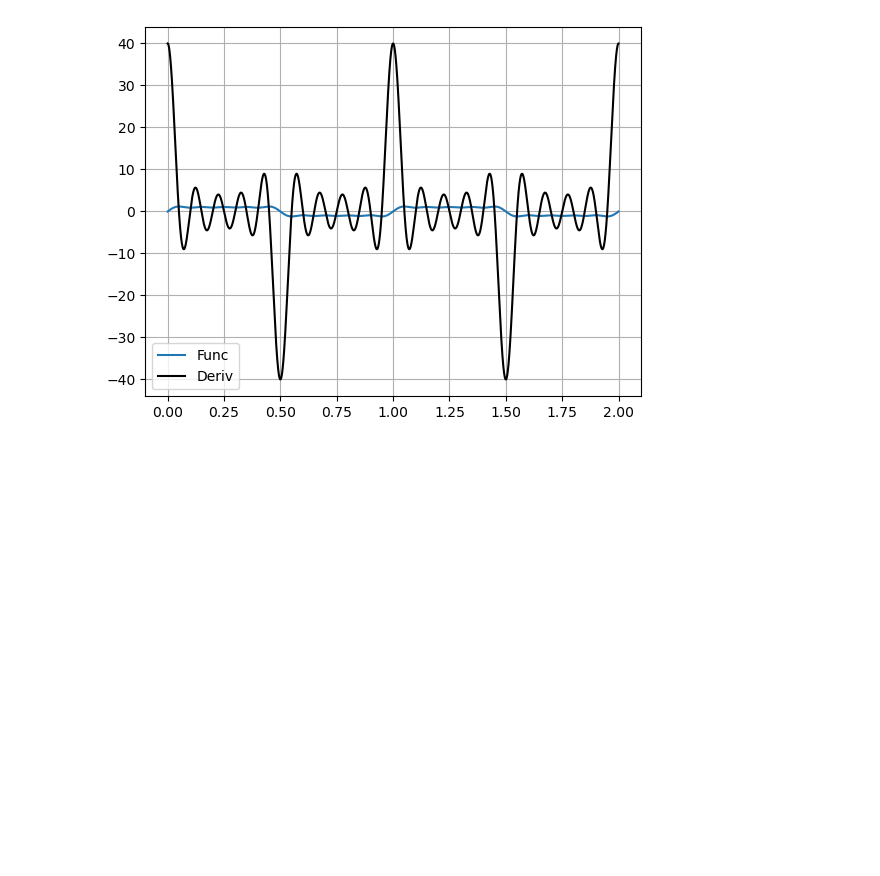
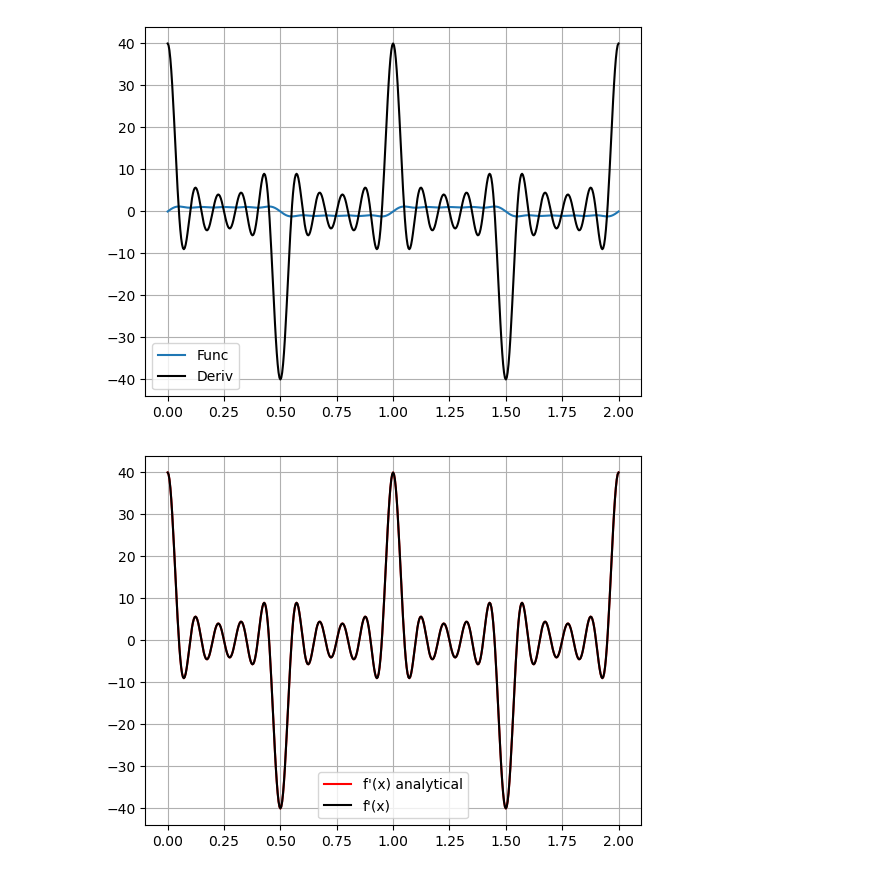
Before and after one commit to SoumyajeetMazumdar/CQMPP, a Jupyter notebook: #3/part1_3.ipynb, the cells around one changed output. Cells and saved outputs as stored; diff of their text form; code cells hidden in the pictures; blank space fills up the shorter version.

```diff
--- a/#3/part1_3.ipynb
+++ b/#3/part1_3.ipynb
@@ -75,0 +104,18 @@ plt.grid()
+# %%
+# Function to compute the exact derivative
+def analytical_derivative(x_vals):
+    # Compute the analytical derivative for each x in x_vals
+    derivative = np.zeros_like(x_vals)
+    for k in range(1, 6):
+        derivative += np.cos(2 * np.pi * x_vals * (2 * k - 1))
+    return (8) * derivative
+
+f_prime_analytical = [analytical_derivative(x) for x in x_val]
+
+
+plt.plot(x_val, f_prime_analytical, "r", label="f'(x) analytical")
+plt.plot(x_val, f_prime, "k", label = "f'(x)")
+plt.legend()
+plt.grid()
+# %% [output]
+[figure, added]
```
Also changed, not shown: parts of 3 cells of this notebook.
